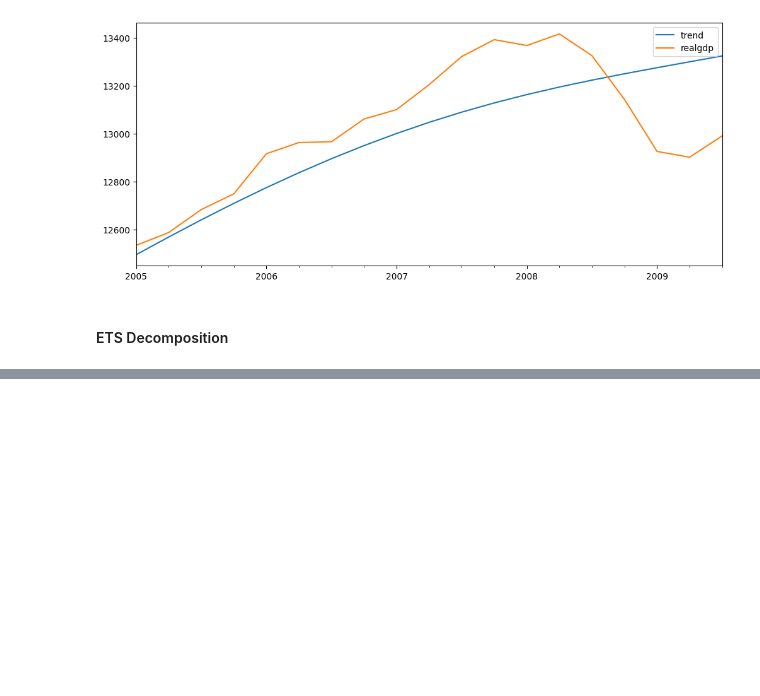
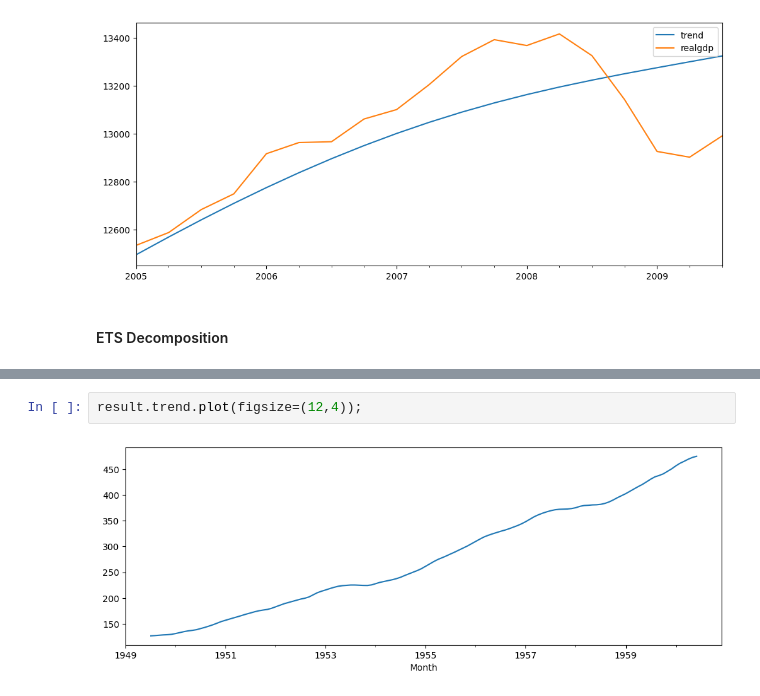
Before and after one commit to ibrahimaltun/udemy-courses, a Jupyter notebook: python-for-time-series-data-analysis/5.TimeSeries_wStatModels.ipynb, the cells around one changed output, grey strips where cells are left out. Drawn from its saved outputs; the diff is of its cells as text; blank space fills up the shorter version.

```diff
--- a/python-for-time-series-data-analysis/5.TimeSeries_wStatModels.ipynb
+++ b/python-for-time-series-data-analysis/5.TimeSeries_wStatModels.ipynb
@@ -107,0 +162,4 @@ df[["trend", "realgdp"]]["2005-01-01":].plot(figsize=(12, 5))
+# %%
+result.trend.plot(figsize=(12,4));
+# %% [output]
+[figure, added]
```
Also changed, not shown: parts of 12 cells of this notebook, 1 other file.
